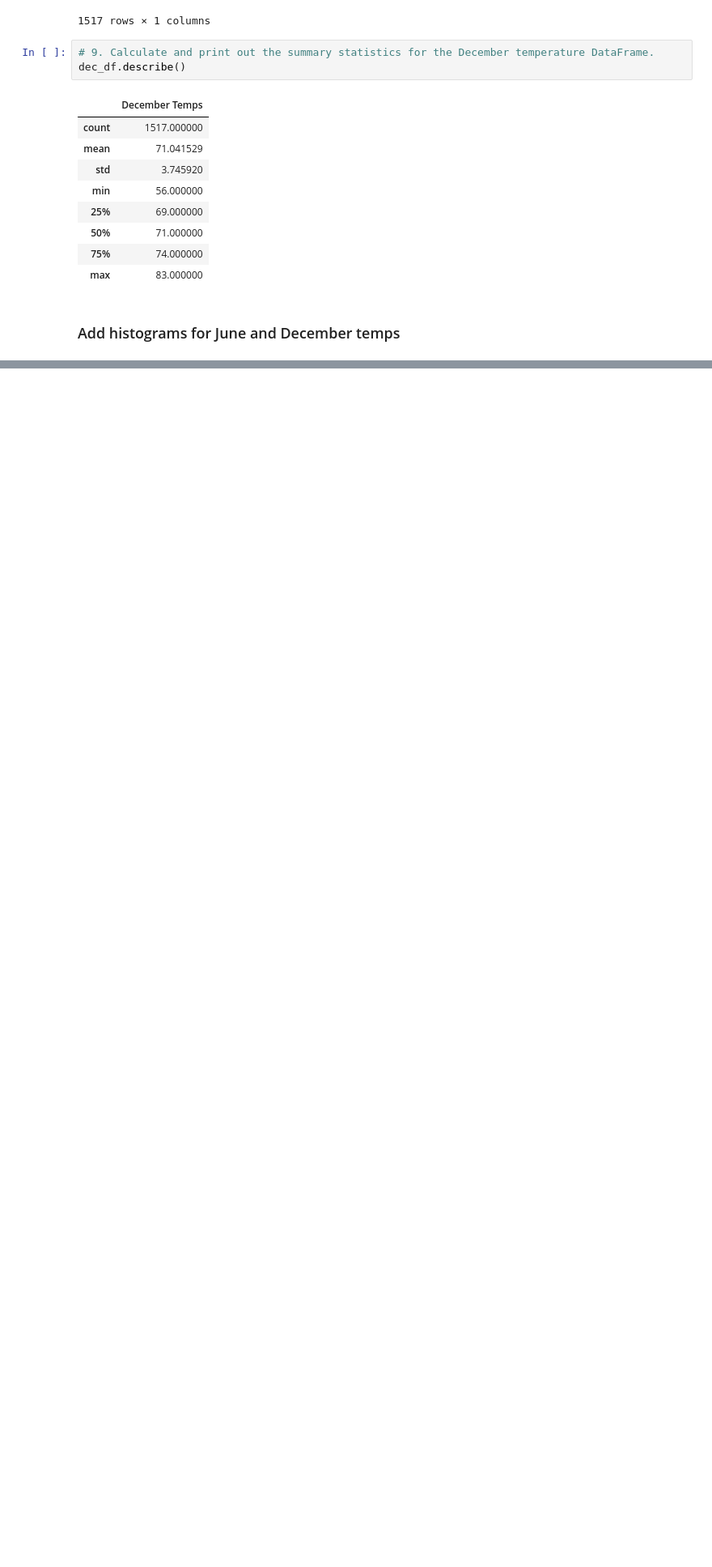
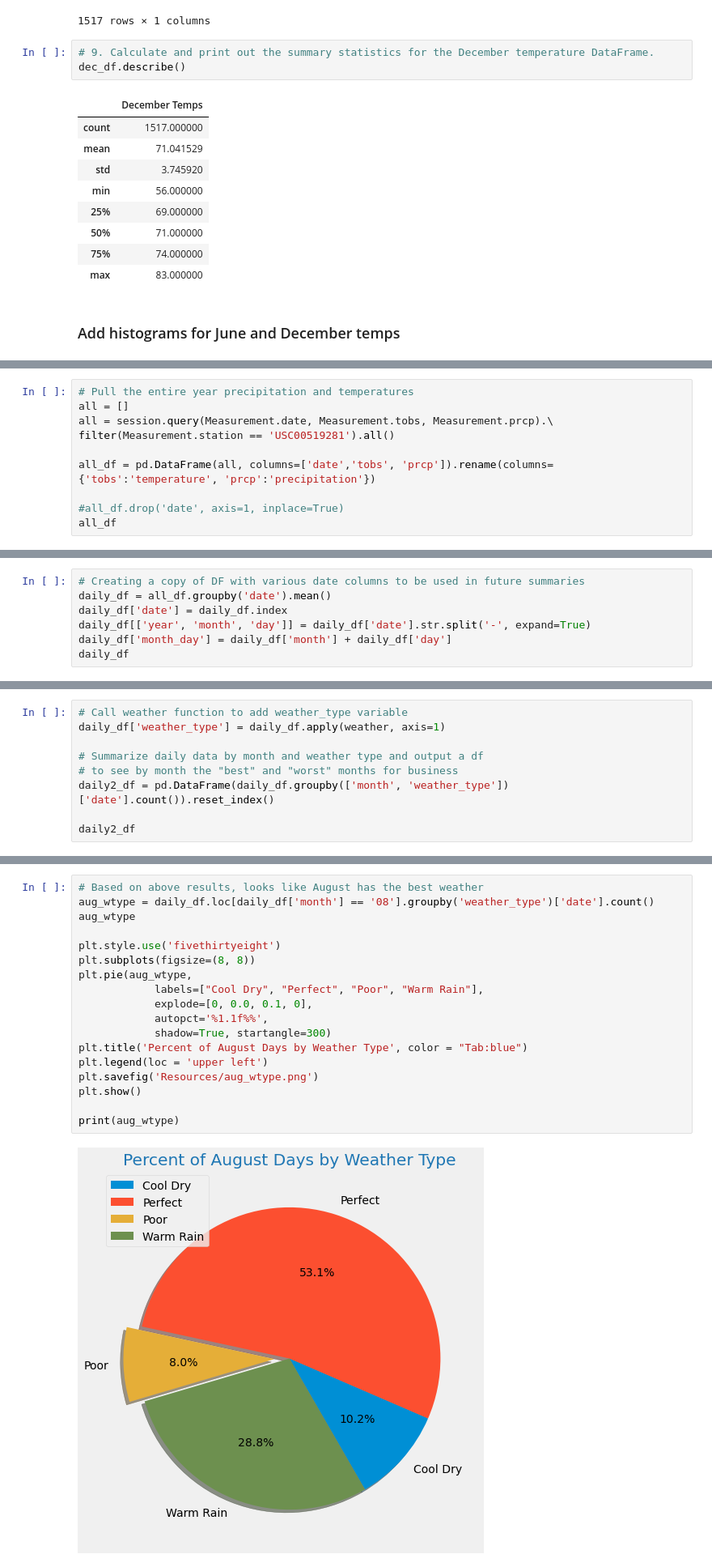
Before and after one commit to mtmcphail/Surfs_Up, a Jupyter notebook: SurfsUp_Challenge.ipynb, the cells around one changed output, grey strips where cells are left out. Shown: that part at 81% size. Drawn from its saved outputs; the diff is of its cells as text; blank space fills up the shorter version.

```diff
--- a/SurfsUp_Challenge.ipynb
+++ b/SurfsUp_Challenge.ipynb
@@ -155,0 +274,10 @@ plt.show()
+# %%
+# Pull the entire year precipitation and temperatures
+all = []
+all = session.query(Measurement.date, Measurement.tobs, Measurement.prcp).\
+filter(Measurement.station == 'USC00519281').all()
+
+all_df = pd.DataFrame(all, columns=['date','tobs', 'prcp']).rename(columns={'tobs':'temperature', 'prcp':'precipitation'})
+
+#all_df.drop('date', axis=1, inplace=True)
+all_df
@@ -155,0 +298,7 @@ plt.show()
+# %%
+# Creating a copy of DF with various date columns to be used in future summaries
+daily_df = all_df.groupby('date').mean()
+daily_df['date'] = daily_df.index
+daily_df[['year', 'month', 'day']] = daily_df['date'].str.split('-', expand=True)
+daily_df['month_day'] = daily_df['month'] + daily_df['day']
+daily_df
@@ -155,0 +320,9 @@ plt.show()
+# %%
+# Call weather function to add weather_type variable
+daily_df['weather_type'] = daily_df.apply(weather, axis=1)
+
+# Summarize daily data by month and weather type and output a df
+# to see by month the "best" and "worst" months for business
+daily2_df = pd.DataFrame(daily_df.groupby(['month', 'weather_type'])['date'].count()).reset_index()
+
+daily2_df
@@ -155,0 +369,20 @@ plt.show()
+# %%
+# Based on above results, looks like August has the best weather
+aug_wtype = daily_df.loc[daily_df['month'] == '08'].groupby('weather_type')['date'].count()
+aug_wtype
+
+plt.style.use('fivethirtyeight')
+plt.subplots(figsize=(8, 8))
+plt.pie(aug_wtype,
+            labels=["Cool Dry", "Perfect", "Poor", "Warm Rain"],
+            explode=[0, 0.0, 0.1, 0],
+            autopct='%1.1f%%',
+            shadow=True, startangle=300)
+plt.title('Percent of August Days by Weather Type', color = "Tab:blue")
+plt.legend(loc = 'upper left')
+plt.savefig('Resources/aug_wtype.png')
+plt.show()
+
+print(aug_wtype)
+# %% [output]
+[figure, added]
```
Also changed, not shown: parts of 19 cells of this notebook, 9 other files.
